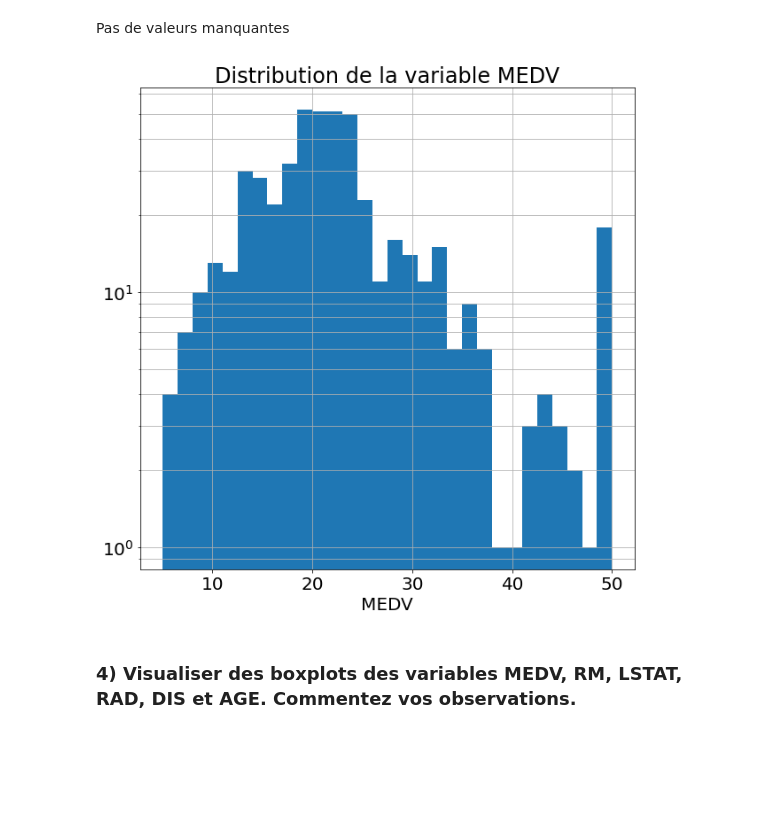
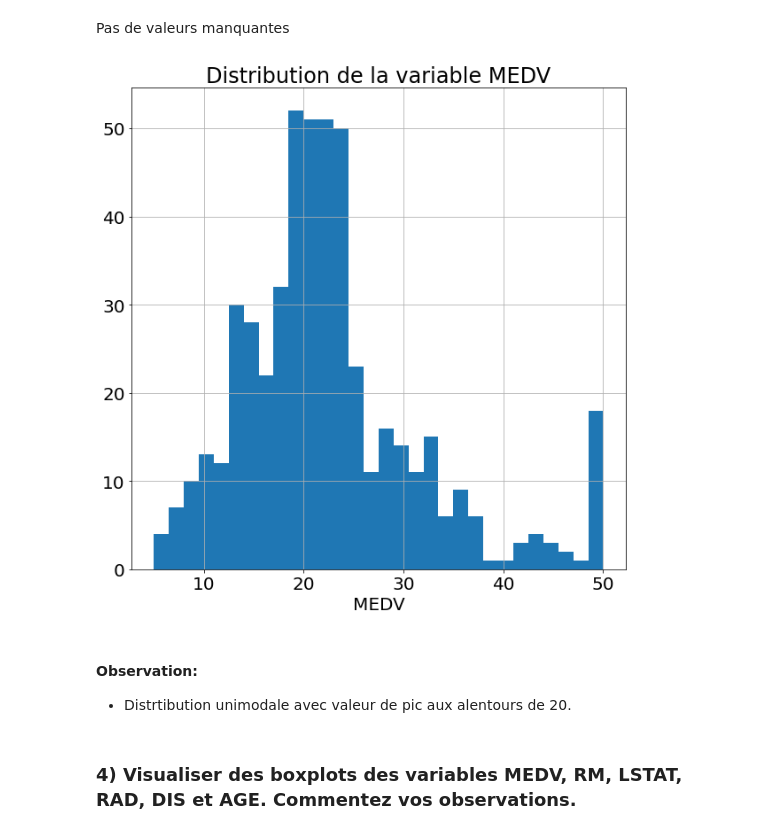
Before and after one commit to Bastien18/Lab_ISD, a Jupyter notebook: ISD-Lab/TP_5.ipynb, the cells around one changed output. Saved outputs shown, nothing was run; the diff lists cells and outputs as text; code cells hidden in the pictures; blank space fills up the shorter version.

```diff
--- a/ISD-Lab/TP_5.ipynb
+++ b/ISD-Lab/TP_5.ipynb
@@ -116,13 +116,16 @@ Pas de valeurs manquantes
 # %%
 # Histogramme variable MEDV
 plt.figure(figsize=(10,10))
 plt.rcParams.update({'font.size': 20})
 plt.grid(True, which="both")
 plt.xlabel("MEDV")
 plt.title("Distribution de la variable MEDV")
-_ = plt.hist(df['MEDV'], bins=30, log=1)
+_ = plt.hist(df['MEDV'], bins=30)
 # %% [output]
-[figure, old version]
+[figure, new version]
+# %% [markdown]
+#### Observation:
+- Distrtibution unimodale avec valeur de pic aux alentours de 20.
 # %% [markdown]
 ### 4) Visualiser des boxplots des variables MEDV, RM, LSTAT, RAD, DIS et AGE. Commentez vos observations.
 # %%
```
Also changed, not shown: parts of 7 cells of this notebook, 1 other file.
